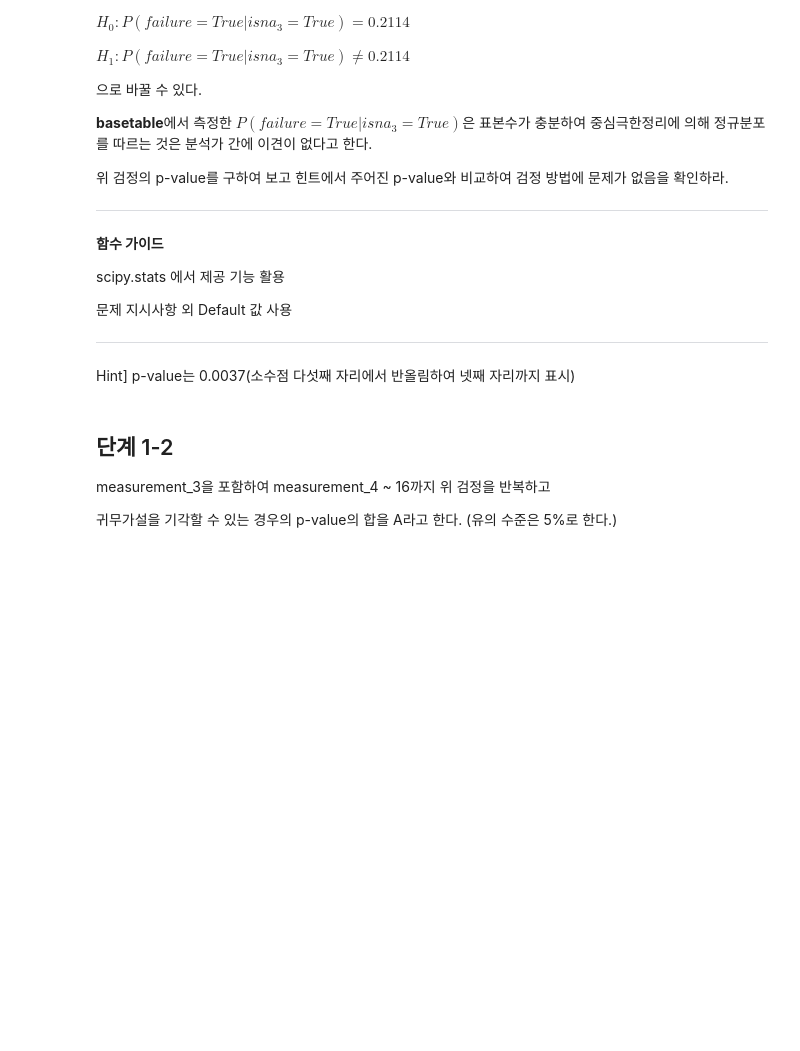
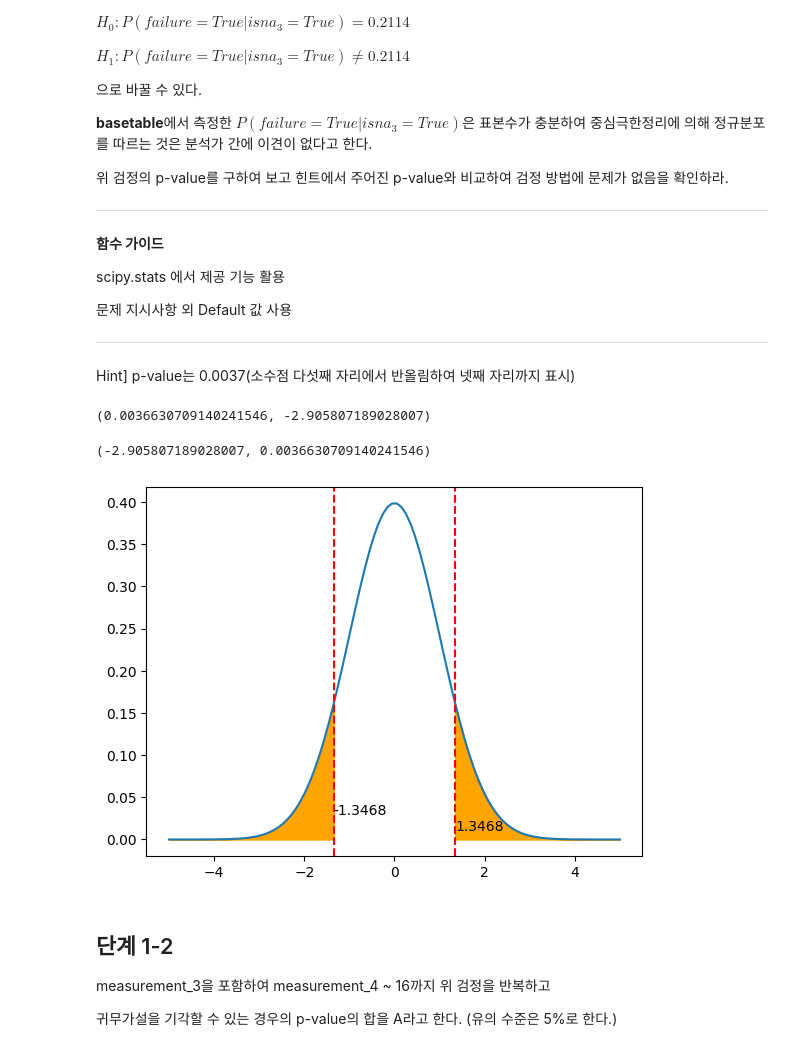
Before and after one commit to sunkusun9/ds_lv3_2606, a Jupyter notebook: sec_ds_lv3_prob1_prob.ipynb, the cells around one changed output. Cells and saved outputs as stored; diff of their text form; code cells hidden in the pictures; blank space fills up the shorter version.

```diff
--- a/sec_ds_lv3_prob1_prob.ipynb
+++ b/sec_ds_lv3_prob1_prob.ipynb
@@ -346,6 +346,65 @@ $H_1: P(failure=True|isna_{3}=True) \neq 0.2114$
 ---
 
  Hint] p-value는 0.0037(소수점 다섯째 자리에서 반올림하여 넷째 자리까지 표시)
+# %%
+from scipy.stats import norm
+# 𝐻0:𝑃(𝑓𝑎𝑖𝑙𝑢𝑟𝑒=𝑇𝑟𝑢𝑒|𝑖𝑠𝑛𝑎3=𝑇𝑟𝑢𝑒)=0.2114  𝑓𝑎𝑖𝑙𝑢𝑟𝑒|𝑖𝑠𝑛𝑎3=𝑇𝑟𝑢𝑒 ~ Bern(p=0.2114)
+
+# 측정한  𝑃(𝑓𝑎𝑖𝑙𝑢𝑟𝑒=𝑇𝑟𝑢𝑒|𝑖𝑠𝑛𝑎3=𝑇𝑟𝑢𝑒) 은 표본수가 충분하여 중심극한정리에 의해 정규분포를 따르는 것은 분석가 간에 이견이 없다
+# p_sam = 𝑓𝑎𝑖𝑙𝑢𝑟𝑒=𝑇𝑟𝑢𝑒|𝑖𝑠𝑛𝑎3=𝑇𝑟𝑢𝑒 수 / n, n은 isna3=True 표본의 수
+
+n = df_basetable['isna_3'].sum()
+
+# 𝑓𝑎𝑖𝑙𝑢𝑟𝑒=𝑇𝑟𝑢𝑒|𝑖𝑠𝑛𝑎3=𝑇𝑟𝑢𝑒 수 = df_basetable.loc[df_basetable['isna_3'], 'failure'].sum()
+# p_sam = df_basetable.loc[df_basetable['isna_3'], 'failure'].sum() / n
+#       = df_basetable.loc[df_basetable['isna_3'], 'failure'].mean()
+sam_mean = df_basetable.loc[df_basetable['isna_3'], 'failure'].mean() # sam_mean ~ N(sam_mean_mu, sam_mean_sigma^2)
+# sam_mean_mu = mu, sam_mean_sigma^2 = sigma^2 / n
+# Bern(p)   mu: p  sigma^2: p x (1 - p)
+p = 0.2114
+sam_mean_mu, sam_mean_sigma = p, (p * (1 - p) / n) ** 0.5
+Z = (sam_mean - sam_mean_mu) / sam_mean_sigma
+Z = -abs(Z)
+norm.cdf(Z) * 2, Z
+# %% [output]
+(0.0036630709140241546, -2.905807189028007)
+# %%
+from statsmodels.stats.proportion import proportions_ztest
+proportions_ztest(
+    count = df_basetable.loc[df_basetable['isna_3'], 'failure'].sum(),
+    nobs = df_basetable['isna_3'].sum(),
+    value = 0.2114,
+    alternative = 'two-sided',
+    prop_var = 0.2114
+)
+# %% [output]
+(-2.905807189028007, 0.0036630709140241546)
+# %%
+# 표준정규 분포를 이용한 pvalue 도출을 그래프로 설명해봅니다
+from scipy.stats import norm
+P_true = 0.2114
+col = 'isna_{}'.format(4)
+P_var = P_true * (1 - P_true)
+n_samples = df_basetable[col].sum()
+P_missing_true = df_basetable.loc[df_basetable[col], 'failure'].mean()
+P_missing_var = P_var / n_samples
+P_missing_std = P_missing_var ** 0.5
+
+stat = -abs((P_missing_true - P_true) / P_missing_std)
+
+plt.plot(np.linspace(-5, 5, 100), norm.pdf(np.linspace(-5, 5, 100)))
+plt.axvline(stat, color='red', linestyle='--')
+plt.text(stat, 0.03, str(stat)[:7])
+plt.axvline(-stat, color='red', linestyle='--')
+plt.text(-stat, 0.01, str(-stat)[:6])
+plt.fill_between(np.linspace(-5, stat, 100), np.zeros(shape=100),
+                norm.pdf(np.linspace(-5, stat, 100)), color='orange')
+plt.fill_between(np.linspace(-stat, 5, 100), np.zeros(shape=100),
+                norm.pdf(np.linspace(-stat, 5, 100)), color='orange')
+
+plt.show()
+# %% [output]
+[figure, added]
 # %% [markdown]
 ## 단계 1-2
 
```
Also changed, not shown: parts of 20 cells of this notebook.
